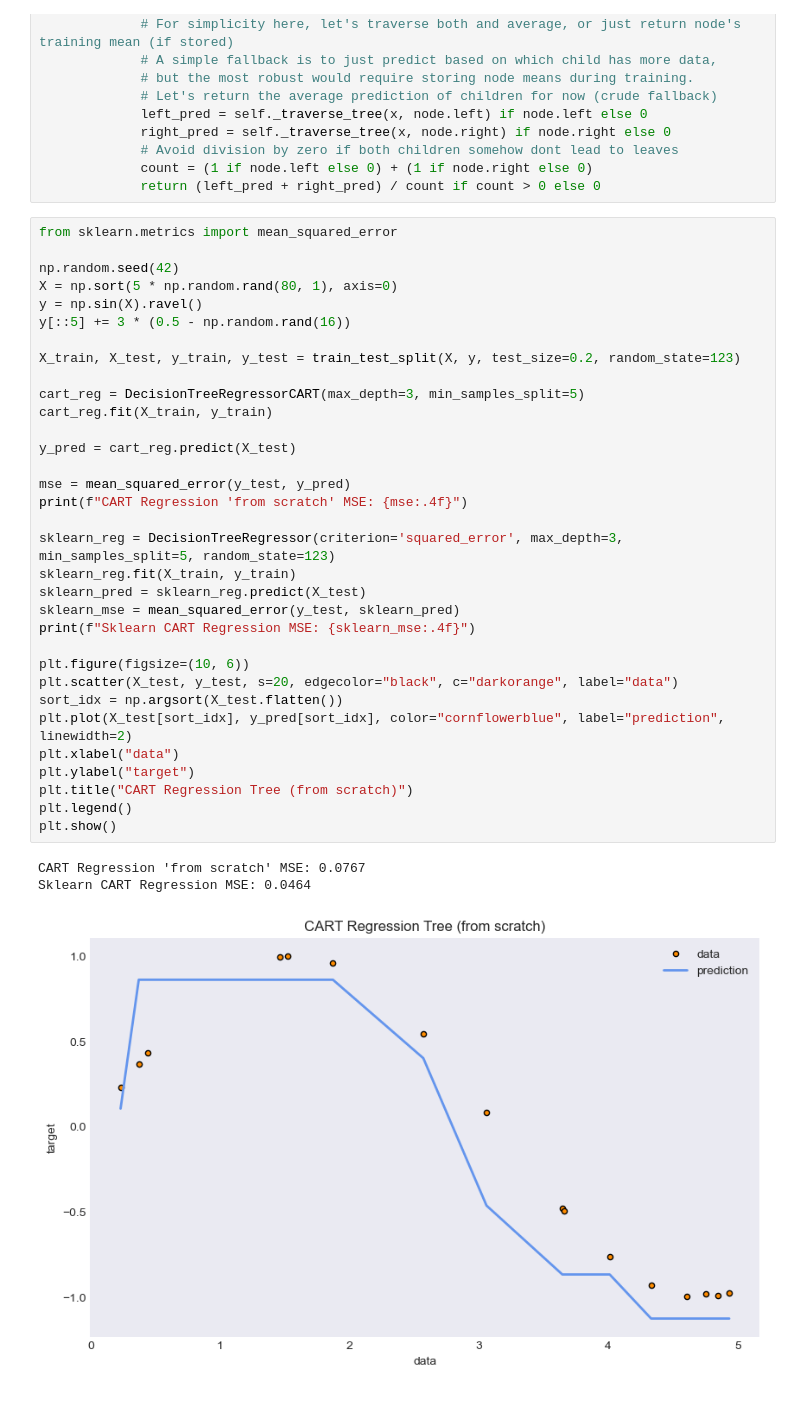
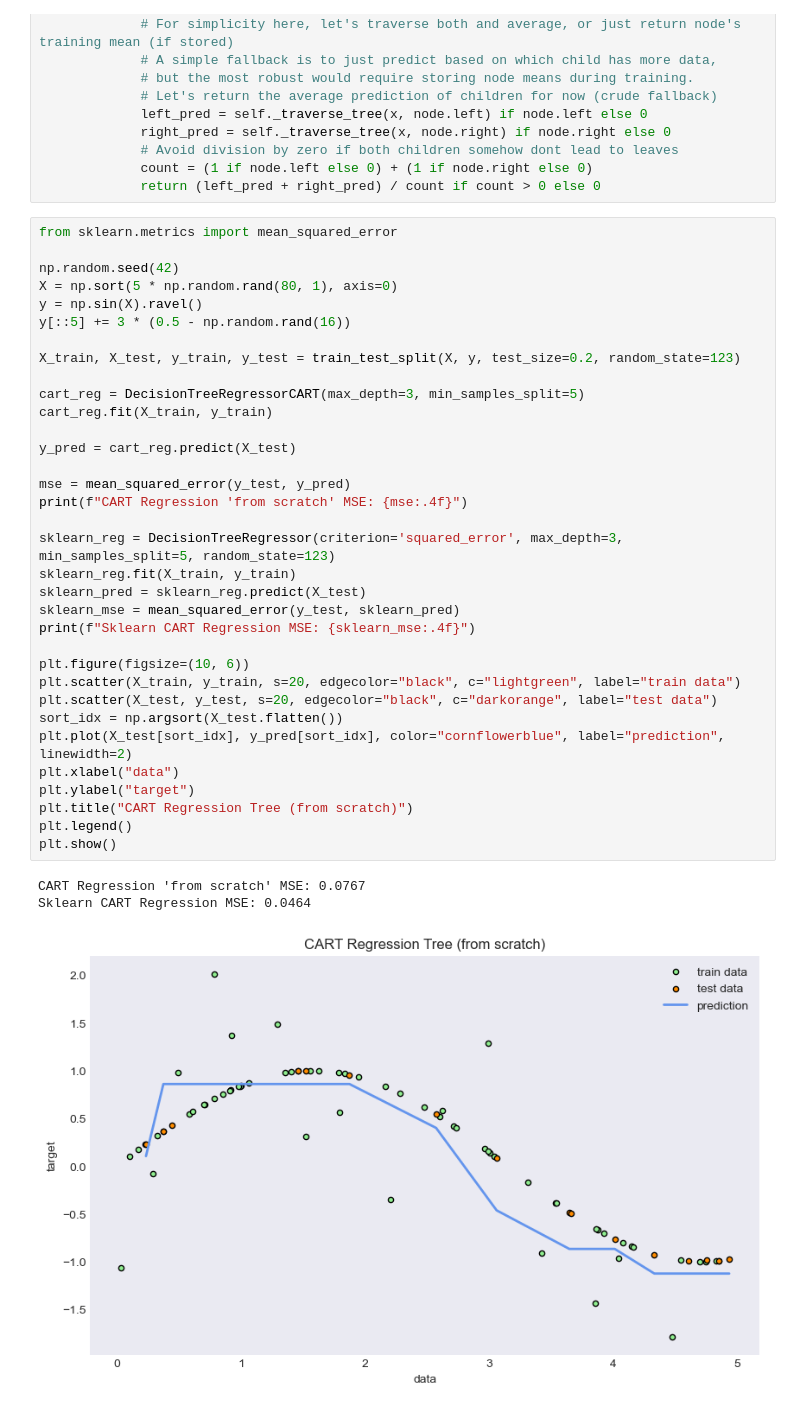
Before and after one commit to TruongQuangPhat/AI-Journey, a Jupyter notebook: Machine_Learning/Decision_Tree/Decision_Tree.ipynb, the cells around one changed output. Saved outputs shown, nothing was run; the diff lists cells and outputs as text.

```diff
--- a/Machine_Learning/Decision_Tree/Decision_Tree.ipynb
+++ b/Machine_Learning/Decision_Tree/Decision_Tree.ipynb
@@ -1227,32 +1227,33 @@ X = np.sort(5 * np.random.rand(80, 1), axis=0)
 y = np.sin(X).ravel()
 y[::5] += 3 * (0.5 - np.random.rand(16))
 
 X_train, X_test, y_train, y_test = train_test_split(X, y, test_size=0.2, random_state=123)
 
 cart_reg = DecisionTreeRegressorCART(max_depth=3, min_samples_split=5)
 cart_reg.fit(X_train, y_train)
 
 y_pred = cart_reg.predict(X_test)
 
 mse = mean_squared_error(y_test, y_pred)
 print(f"CART Regression 'from scratch' MSE: {mse:.4f}")
 
 sklearn_reg = DecisionTreeRegressor(criterion='squared_error', max_depth=3, min_samples_split=5, random_state=123)
 sklearn_reg.fit(X_train, y_train)
 sklearn_pred = sklearn_reg.predict(X_test)
 sklearn_mse = mean_squared_error(y_test, sklearn_pred)
 print(f"Sklearn CART Regression MSE: {sklearn_mse:.4f}")
 
 plt.figure(figsize=(10, 6))
-plt.scatter(X_test, y_test, s=20, edgecolor="black", c="darkorange", label="data")
+plt.scatter(X_train, y_train, s=20, edgecolor="black", c="lightgreen", label="train data")
+plt.scatter(X_test, y_test, s=20, edgecolor="black", c="darkorange", label="test data")
 sort_idx = np.argsort(X_test.flatten())
 plt.plot(X_test[sort_idx], y_pred[sort_idx], color="cornflowerblue", label="prediction", linewidth=2)
 plt.xlabel("data")
 plt.ylabel("target")
 plt.title("CART Regression Tree (from scratch)")
 plt.legend()
 plt.show()
 # %% [output]
 CART Regression 'from scratch' MSE: 0.0767
 Sklearn CART Regression MSE: 0.0464
-[figure, old version]
+[figure, new version]
```
